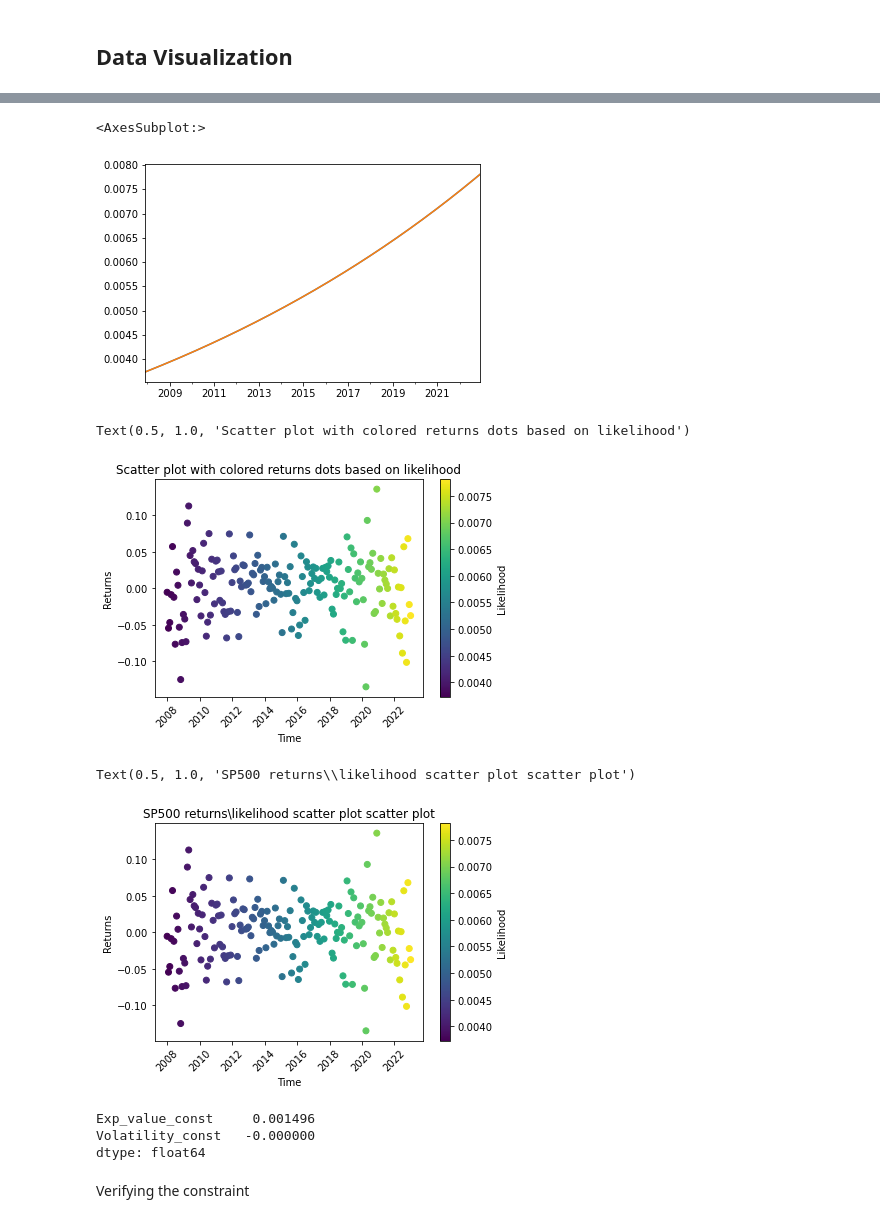
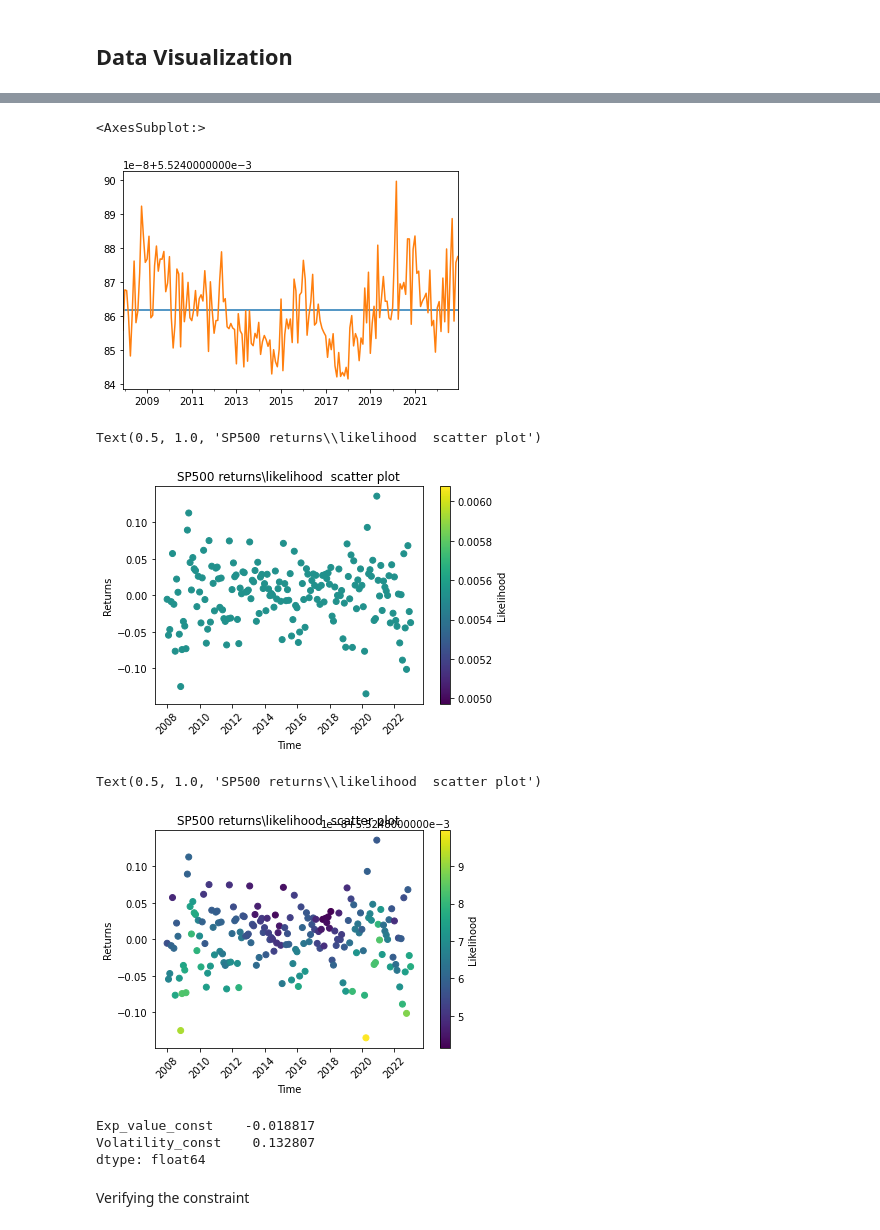
Before and after one commit to LucaDaquanno/Conditional-Monte-Carlo, a Jupyter notebook: Entropy_pool_prob_300323.ipynb, the cells around one changed output, grey strips where cells are left out. Saved outputs shown, nothing was run; the diff lists cells and outputs as text; code cells hidden in the pictures.

```diff
--- a/Entropy_pool_prob_300323.ipynb
+++ b/Entropy_pool_prob_300323.ipynb
@@ -214,7 +215,7 @@ print(time_cond_prob)
 2022-12-31    0.007811
 Freq: M, Name: T_cond_prob, Length: 181, dtype: float64
 # %%
-exp_decay_flag=True
+exp_decay_flag=False
 if exp_decay_flag:
     p_0=time_cond_prob
 else: #equally weighted probability
@@ -263,6 +264,7 @@ Defining $V_2(X)$, $\mathbb{E}_p{\bigg(v_2(X)\bigg)}$ and $v_{*_{2}}$
 v_2x=(x@w).rolling(window=wndw).std().dropna()
 #Expected_std_prior= p_0.T.dot(v_2x)
 #v_star2=np.std(v_1x)
-v_star2=np.std( p_0.T.dot(v_2x))
+v_star2=p_0.T.dot(v_2x)
 #print( 'v_star2 is '+ str(v_star2))
 #print( 'Expected prior volatility is '+ str(Expected_std_prior))
+v_star2
@@ -324,9 +328,16 @@ h=pd.Series([1],index=H.index)
 -v_{1}(x_{t})& ... & -v_{1}(x_{T}) \\
 -v_{2}(x_{t})& ... & -v_{2}(x_{T})\end{matrix}\bigg]$ <br>
 * $f=\bigg[\begin{matrix} -v_{*_{1}} \\ -v_{*_{2}}\end{matrix}\bigg]$
+# %%
+if data_frequency=='daily':
+    scaling_factor=252
+elif data_frequency=='monthly':
+    scaling_factor=12
+else:
+    scaling_factor=1
 # %%
-F=pd.DataFrame([v_1x, -v_2x],index=['Exp_value_const','Volatility_const'],columns=p_0.index)
+F=pd.DataFrame([-v_1x*scaling_factor, v_2x*np.sqrt(scaling_factor)],index=['Exp_value_const','Volatility_const'],columns=p_0.index)
 #F=pd.DataFrame()
-f=pd.Series([v_star1,-v_star2],index=F.index)
+f=pd.Series([-v_star1*scaling_factor,v_star2*np.sqrt(scaling_factor)],index=F.index)
 #f=pd.Series([])
 # %%
@@ -582,7 +594,7 @@ p_0.plot()
 post_prob.plot()
 # %% [output]
 <AxesSubplot:>
-[figure, old version]
+[figure, new version]
 # %%
 plt.scatter(v_1x.index,v_1x.values,c=p_0)
 plt.xticks(rotation=45)
@@ -593,29 +605,29 @@ cbar.set_label('Likelihood')
 # add labels and title to the plot
 plt.xlabel('Time')
 plt.ylabel('Returns')
-plt.title('Scatter plot with colored returns dots based on likelihood')
+plt.title('SP500 returns\likelihood  scatter plot')
 # %% [output]
-Text(0.5, 1.0, 'Scatter plot with colored returns dots based on likelihood')
+Text(0.5, 1.0, 'SP500 returns\\likelihood  scatter plot')
-[figure, old version]
+[figure, new version]
 # %%
 plt.scatter(v_1x.index,v_1x.values,c=post_prob)
 plt.xticks(rotation=45)
 color_map=plt.cm.get_cmap('Blues')
 cbar = plt.colorbar()
 cbar.set_label('Likelihood')
 
 # add labels and title to the plot
 plt.xlabel('Time')
 plt.ylabel('Returns')
-plt.title('SP500 returns\likelihood scatter plot scatter plot')
+plt.title('SP500 returns\likelihood  scatter plot')
 # %% [output]
-Text(0.5, 1.0, 'SP500 returns\\likelihood scatter plot scatter plot')
+Text(0.5, 1.0, 'SP500 returns\\likelihood  scatter plot')
-[figure, old version]
+[figure, new version]
 # %%
 f
 # %% [output]
-Exp_value_const     0.001496
-Volatility_const   -0.000000
+Exp_value_const    -0.018817
+Volatility_const    0.132807
 dtype: float64
 # %% [markdown]
 Verifying the constraint
```
Also changed, not shown: parts of 13 cells of this notebook.
